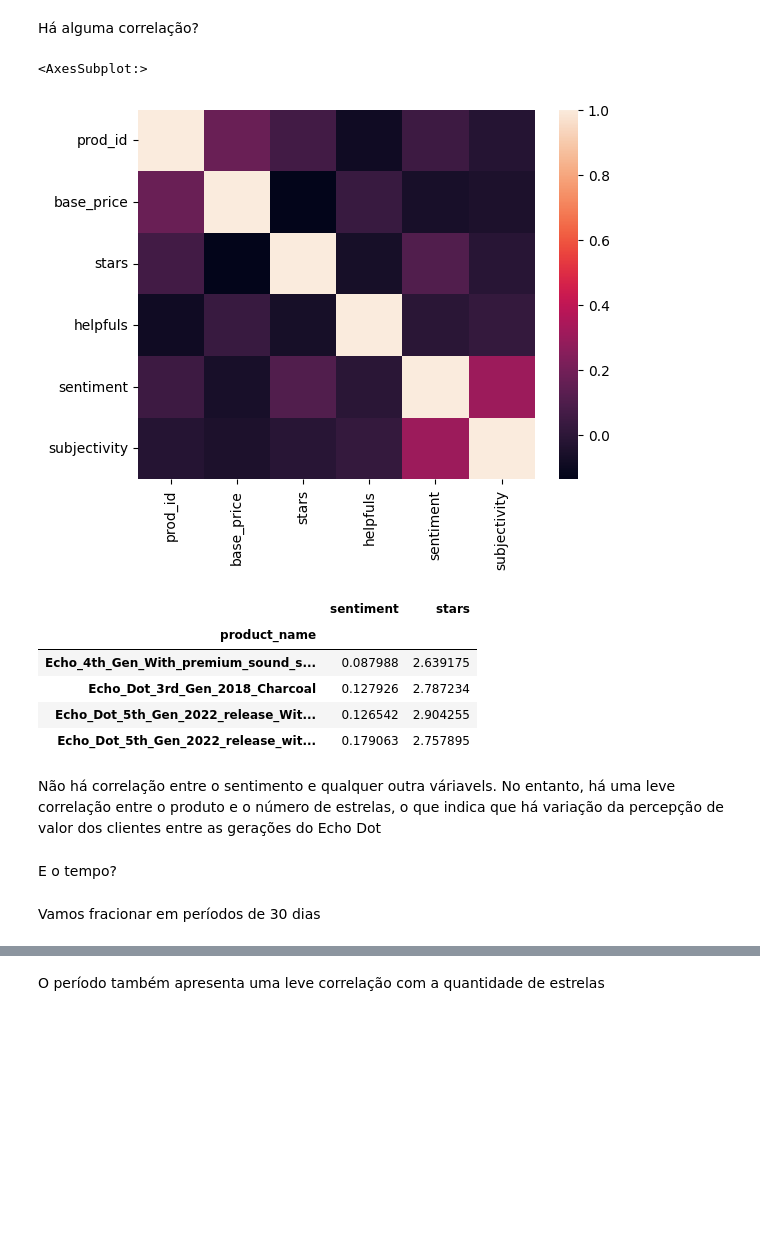
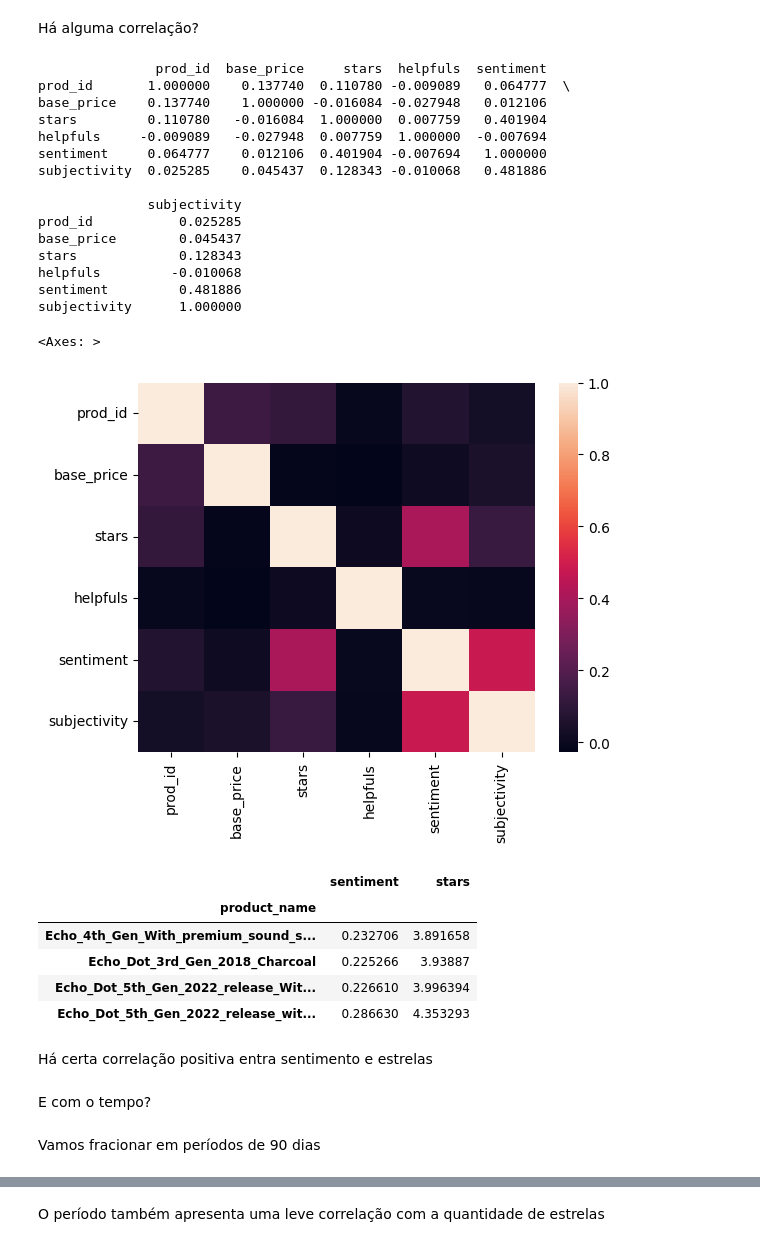
Before and after one commit to pbacellar/NLP, a Jupyter notebook: project.ipynb, the cells around one changed output, grey strips where cells are left out. Cells and saved outputs as stored; diff of their text form; code cells hidden in the pictures; blank space fills up the shorter version.

```diff
--- a/project.ipynb
+++ b/project.ipynb
@@ -249,18 +316,18 @@ A Amazon limita o número de páginas de reviews disponíveis para visualizaçã
 # %% [markdown]
 ## Leitura e pré-processamento
 # %%
-cols = ["product_name", "base_price", "config_price", "bundle_price",
-        "name", "stars", "date", "title", "review", "helpful", "config_color"]
 orig_dfs = []
 for dirpath, dirnames, filenames in os.walk("datasets"):
     for filename in filenames:
         # , names=cols))
-        orig_dfs.append(pd.read_csv(
-            open(f"{dirpath}/{filename}", "r"), encoding="utf-8"))
+        orig_df = pd.read_csv(open(f"{dirpath}/{filename}", "r"), encoding="utf-8")
+        orig_df["orig_type"] = filename.split("_")[0]
+
+        orig_dfs.append(orig_df)
 
 orig_df = pd.concat(orig_dfs)
 orig_df.reset_index(inplace=True, drop=True)
-
+orig_df = orig_df.sample(frac=1)
 orig_df.head()
 # %% [output]
 |  | product_name | base_price | config_price | bundle_price | names | stars | dates | titles | reviews | ... |
@@ -439,7 +517,7 @@ df["helpfuls"] = df["helpfuls"].fillna(0)
 # df["stars"] = df["stars"].fillna("")
 
 # transform contents
-df['reviews'] = df['reviews'].str.replace(r"\\n", "").map(decode_unicode_codes)
+df['reviews'] = df['reviews'].str.replace(r"\n", "").map(decode_unicode_codes)
 df['names'] = df['names'].map(decode_unicode_codes)
 df['titles'] = df['titles'].map(decode_unicode_codes)
 df['country'] = df['dates'].map(decode_unicode_codes).map(extract_country)
@@ -457,7 +535,7 @@ df["stars"] = df["stars"].convert_dtypes(convert_integer=True)
 df["helpfuls"] = df["helpfuls"].convert_dtypes(convert_integer=True)
 
 # reorder columns
-new_cols = ["dates", "country", "product_name", "configuration",  "color", "base_price",
+new_cols = ["dates", "country", "product_name","orig_type", "configuration",  "color", "base_price",
             "config_price", "bundle_price", "names", "titles", "reviews", "stars", "helpfuls"]
 df = df[new_cols]
 
@@ -527,5 +615,5 @@ def downsample_df_to_n_rows(df, n):
     return df
 # %%
-df = downsample_df_to_n_rows(df, 100)
+df = downsample_df_to_n_rows(df, 1000)
 # %% [output]
 product_name
@@ -990,28 +1109,46 @@ Há alguma correlação?
 # %%
 tmp_df = df.copy()
-tmp_df["prod_id"] = df["product_name"].map(len)
-tmp_df[["prod_id", "base_price", "stars",
-        "helpfuls", "sentiment", "subjectivity"]].corr()
+tmp_df["prod_id"] = df["product_name"].map(lambda x: prod_id_map[x])
+
+
+print(tmp_df[["prod_id", "base_price", "stars",
+        "helpfuls", "sentiment", "subjectivity"]].corr())
+
 sns.heatmap(tmp_df[["prod_id", "base_price", "stars",
             "helpfuls", "sentiment", "subjectivity"]].corr())
 # %% [output]
-<AxesSubplot:>
+               prod_id  base_price     stars  helpfuls  sentiment
+prod_id       1.000000    0.137740  0.110780 -0.009089   0.064777  \
+base_price    0.137740    1.000000 -0.016084 -0.027948   0.012106
+stars         0.110780   -0.016084  1.000000  0.007759   0.401904
+helpfuls     -0.009089   -0.027948  0.007759  1.000000  -0.007694
+sentiment     0.064777    0.012106  0.401904 -0.007694   1.000000
+subjectivity  0.025285    0.045437  0.128343 -0.010068   0.481886
+
+              subjectivity
+prod_id           0.025285
+base_price        0.045437
+stars             0.128343
+helpfuls         -0.010068
+sentiment         0.481886
+subjectivity      1.000000
+<Axes: >
-[figure, old version]
+[figure, new version]
 # %%
 df.groupby("product_name").agg({"sentiment": "mean", "stars": "mean"})
 # %% [output]
 |  | sentiment | stars |
 | product_name |  |  |
-| Echo_4th_Gen_With_premium_sound_s... | 0.087988 | 2.639175 |
-| Echo_Dot_3rd_Gen_2018_Charcoal | 0.127926 | 2.787234 |
-| Echo_Dot_5th_Gen_2022_release_Wit... | 0.126542 | 2.904255 |
-| Echo_Dot_5th_Gen_2022_release_wit... | 0.179063 | 2.757895 |
+| Echo_4th_Gen_With_premium_sound_s... | 0.232706 | 3.891658 |
+| Echo_Dot_3rd_Gen_2018_Charcoal | 0.225266 | 3.93887 |
+| Echo_Dot_5th_Gen_2022_release_Wit... | 0.226610 | 3.996394 |
+| Echo_Dot_5th_Gen_2022_release_wit... | 0.286630 | 4.353293 |
-# %% [markdown]
-Não há correlação entre o sentimento e qualquer outra váriavels. No entanto, há uma leve correlação entre o produto e o número de estrelas, o que indica que há variação da percepção de valor dos clientes entre as gerações do Echo Dot
+# %% [markdown]
+Há certa correlação positiva entra sentimento e estrelas
 # %% [markdown]
-E o tempo?
+E com o tempo?
 # %% [markdown]
-Vamos fracionar em períodos de 30 dias
+Vamos fracionar em períodos de 90 dias
 # %%
 print(df.dates.min())
 print(df.dates.max())
```
Also changed, not shown: parts of 109 cells of this notebook.
